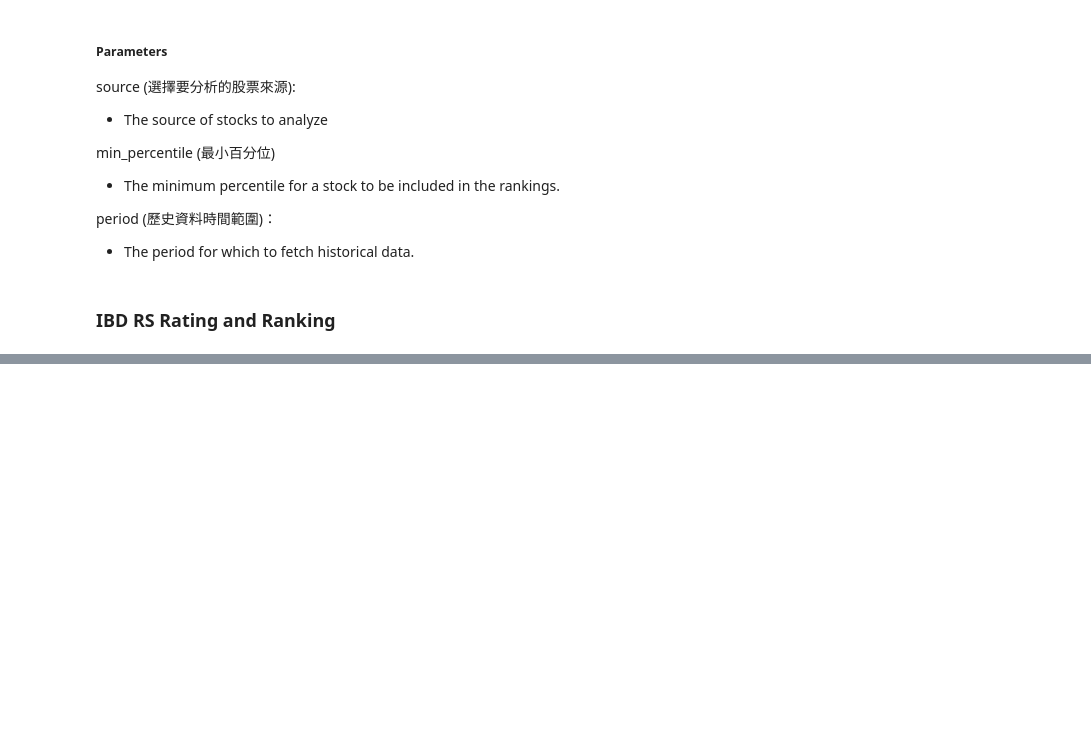
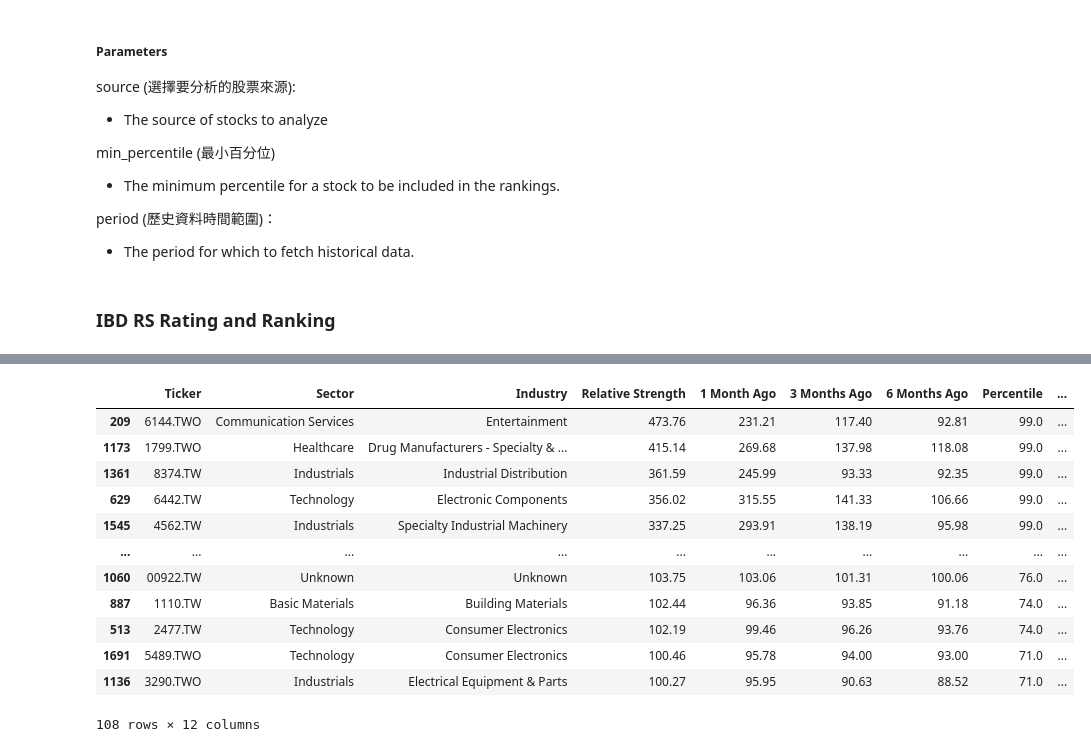
Before and after one commit to yorkjong/vistock, a Jupyter notebook: notebooks/ibd_demo.ipynb, the cells around one changed output, grey strips where cells are left out. Saved outputs shown, nothing was run; the diff lists cells and outputs as text; code cells hidden in the pictures; blank space fills up the shorter version.

```diff
--- a/notebooks/ibd_demo.ipynb
+++ b/notebooks/ibd_demo.ipynb
@@ -228,3 +258,37 @@ number of filtered sectors: 5
 Your "TWSE+TPEX_stocks_1y_20240808.csv" is in the "out" folder.
 Your "TWSE+TPEX_industries_1y_20240808.csv" is in the "out" folder.
 ***
+# %%
+# @title Filtered Taiwan Stocks with Increasing RS > 100
+
+filtered_tw_stocks = tw_stocks[
+    (tw_stocks["Relative Strength"] > 100)
+    & (tw_stocks["Relative Strength"] > tw_stocks["1 Month Ago"])
+    & (tw_stocks["1 Month Ago"] > tw_stocks["3 Months Ago"])
+    & (tw_stocks["3 Months Ago"] > tw_stocks["6 Months Ago"])
+    #& (tw_stocks["Percentile"] > 90)
+]
+display(filtered_tw_stocks)
+
+filtered_tw_industries = tw_industries[
+    (tw_industries["Relative Strength"] > 100)
+    & (tw_industries["Relative Strength"] > tw_industries["1 Month Ago"])
+    & (tw_industries["1 Month Ago"] > tw_industries["3 Months Ago"])
+    & (tw_industries["3 Months Ago"] > tw_industries["6 Months Ago"])
+    #& (tw_stocks["Percentile"] > 90)
+]
+display(filtered_tw_industries)
+# %% [output]
+|  | Ticker | Sector | Industry | Relative Strength | 1 Month Ago | 3 Months Ago | 6 Months Ago | Percentile | ... |
+| 209 | 6144.TWO | Communication Services | Entertainment | 473.76 | 231.21 | 117.40 | 92.81 | 99.0 | ... |
+| 1173 | 1799.TWO | Healthcare | Drug Manufacturers - Specialty & ... | 415.14 | 269.68 | 137.98 | 118.08 | 99.0 | ... |
+| 1361 | 8374.TW | Industrials | Industrial Distribution | 361.59 | 245.99 | 93.33 | 92.35 | 99.0 | ... |
+| 629 | 6442.TW | Technology | Electronic Components | 356.02 | 315.55 | 141.33 | 106.66 | 99.0 | ... |
+| 1545 | 4562.TW | Industrials | Specialty Industrial Machinery | 337.25 | 293.91 | 138.19 | 95.98 | 99.0 | ... |
+| ... | ... | ... | ... | ... | ... | ... | ... | ... | ... |
+| 1060 | 00922.TW | Unknown | Unknown | 103.75 | 103.06 | 101.31 | 100.06 | 76.0 | ... |
+| 887 | 1110.TW | Basic Materials | Building Materials | 102.44 | 96.36 | 93.85 | 91.18 | 74.0 | ... |
+| 513 | 2477.TW | Technology | Consumer Electronics | 102.19 | 99.46 | 96.26 | 93.76 | 74.0 | ... |
+| 1691 | 5489.TWO | Technology | Consumer Electronics | 100.46 | 95.78 | 94.00 | 93.00 | 71.0 | ... |
+| 1136 | 3290.TWO | Industrials | Electrical Equipment & Parts | 100.27 | 95.95 | 90.63 | 88.52 | 71.0 | ... |
+108 rows × 12 columns
```
Also changed, not shown: parts of 6 cells of this notebook.
